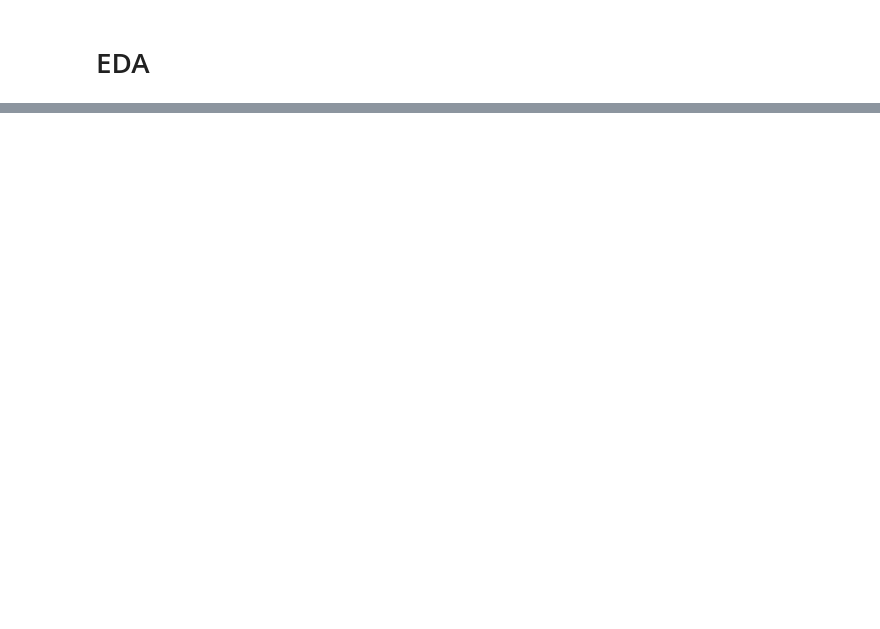
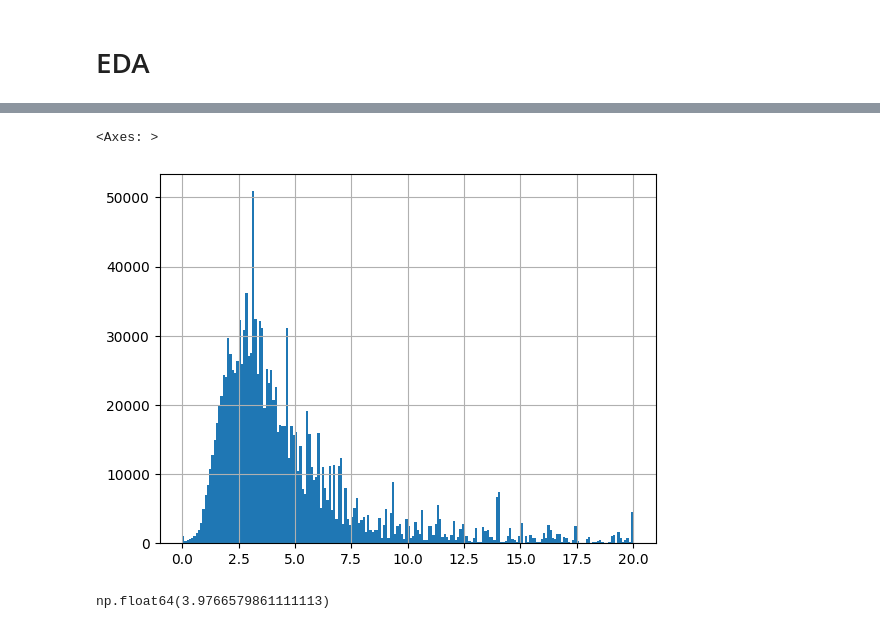
Before and after one commit to NikolozDarsalia/message-campaign-engagement-analysis, a Jupyter notebook: nd_notebooks/feature_engineering.ipynb, the cells around one changed output, grey strips where cells are left out. Cells and saved outputs as stored; diff of their text form; code cells hidden in the pictures; blank space fills up the shorter version.

```diff
--- a/nd_notebooks/feature_engineering.ipynb
+++ b/nd_notebooks/feature_engineering.ipynb
@@ -689,0 +202,9 @@ plt.show()
+# %%
+df[df['avg_interval_1m']<20]['avg_interval_1m'].hist(bins=200)
+# %% [output]
+<Axes: >
+[figure, added]
+# %%
+df['avg_interval_1m'].median()
+# %% [output]
+np.float64(3.9766579861111113)
```
Also changed, not shown: parts of 87 cells of this notebook, 1 other file.
